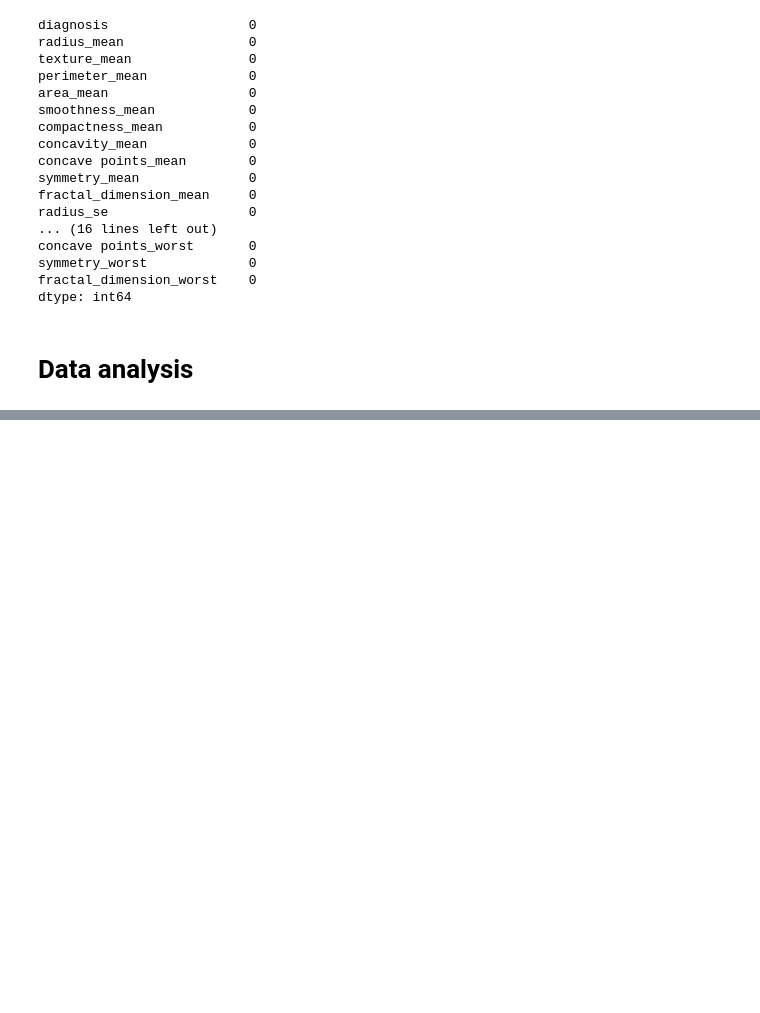
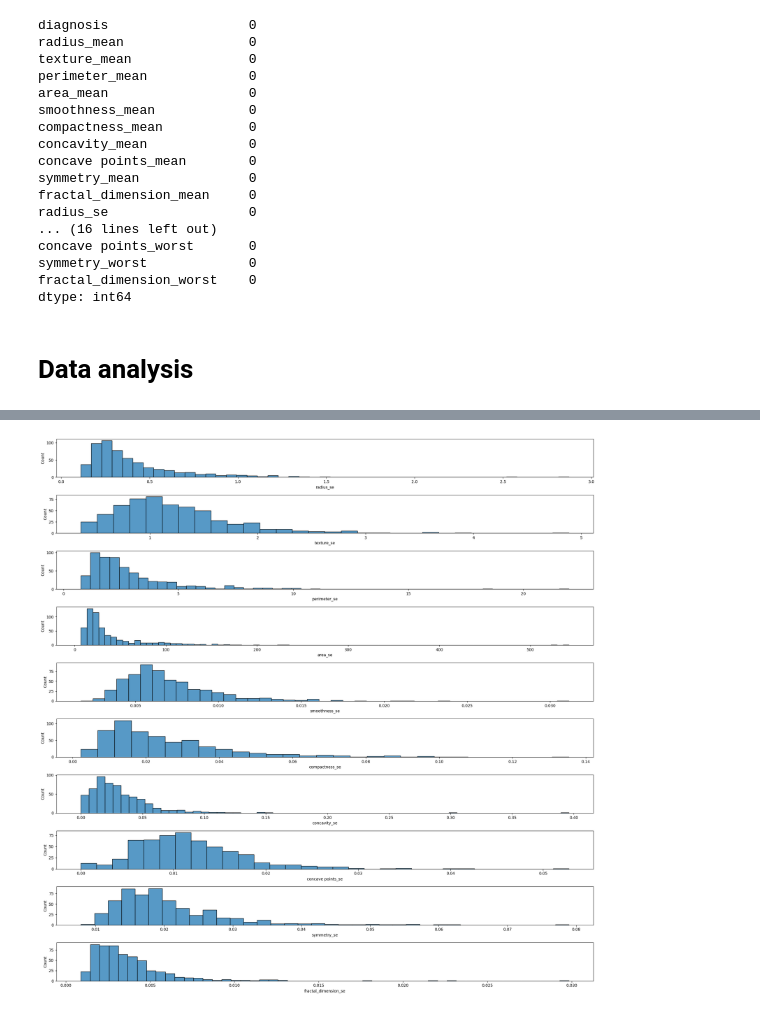
Before and after one commit to INCREDIBLE-AURNOB/Cancer-data-EDA-, a Jupyter notebook: cancer_data_prediction.ipynb, the cells around one changed output, grey strips where cells are left out. Saved outputs shown, nothing was run; the diff lists cells and outputs as text; code cells hidden in the pictures; blank space fills up the shorter version.

```diff
--- a/cancer_data_prediction.ipynb
+++ b/cancer_data_prediction.ipynb
@@ -119,0 +139,6 @@ dtype: int64
+# %%
+plot_columns=['radius_se','texture_se','perimeter_se', 'area_se',
+              'smoothness_se','compactness_se','concavity_se','concave points_se','symmetry_se','fractal_dimension_se']
+plot_histograms(df, plot_columns)
+# %% [output]
+[figure, added]
```
Also changed, not shown: parts of 4 cells of this notebook.
